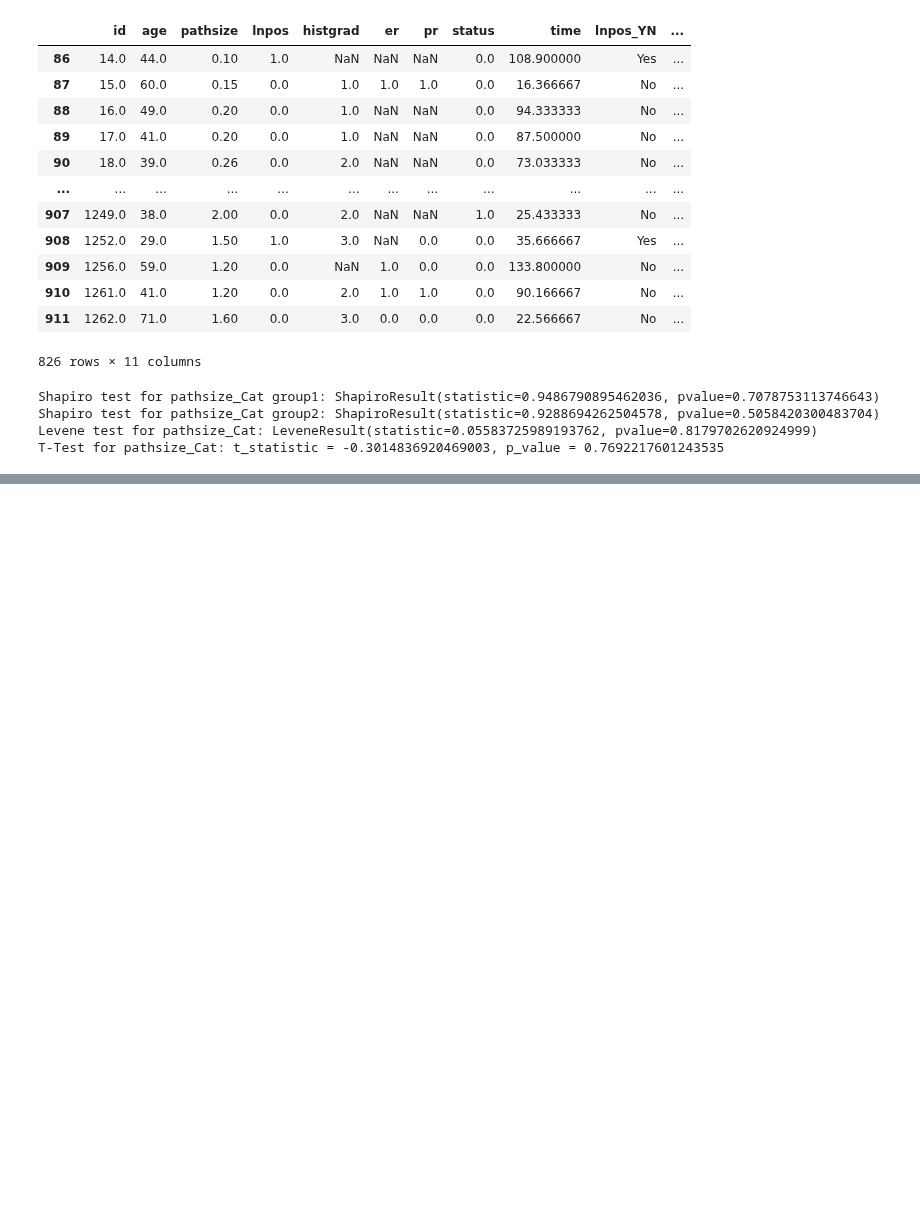
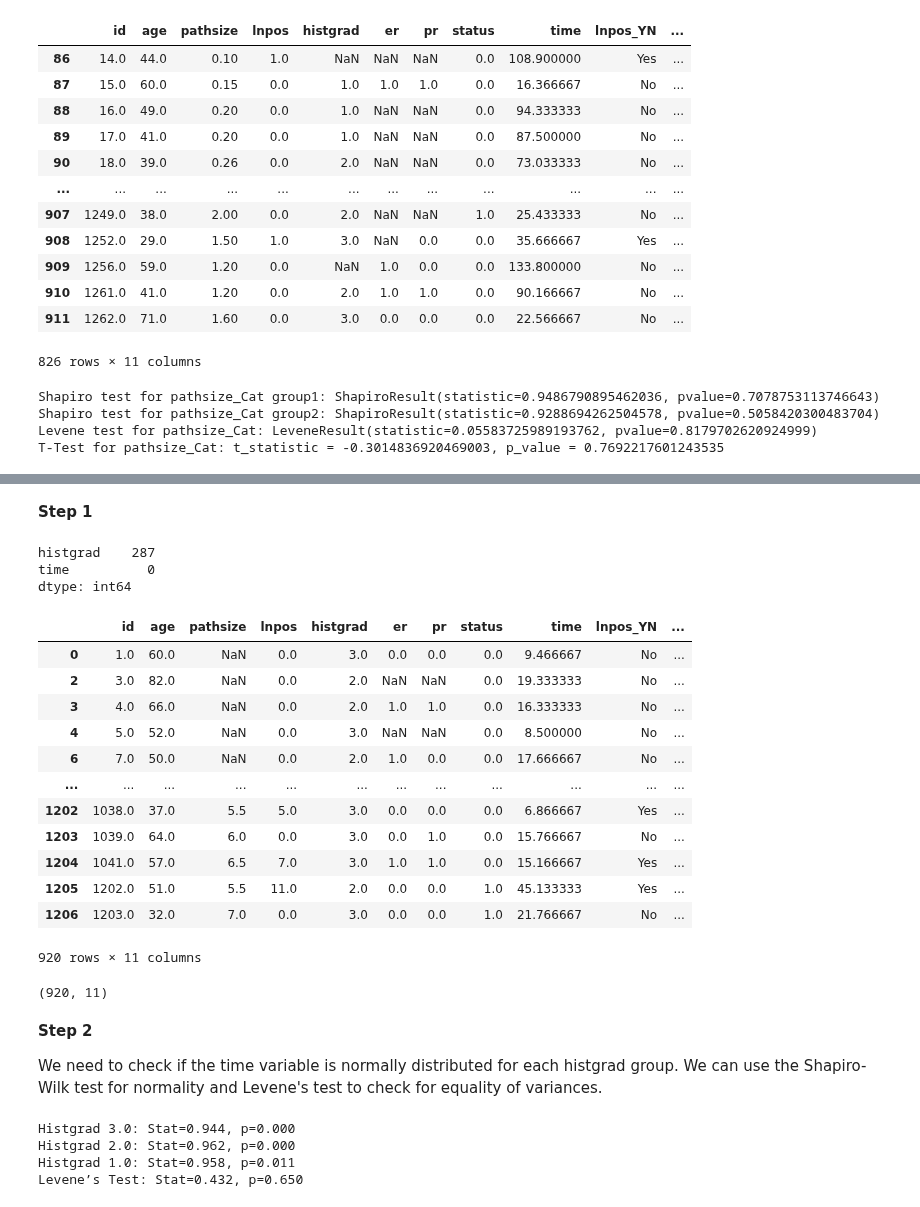
Before and after one commit to Sara9595/Kaggle, a Jupyter notebook: performing-statistical-tests-on-preprocessed-breast-cancer-dataset.ipynb, the cells around one changed output, grey strips where cells are left out. Cells and saved outputs as stored; diff of their text form; code cells hidden in the pictures; blank space fills up the shorter version.

```diff
--- a/performing-statistical-tests-on-preprocessed-breast-cancer-dataset.ipynb
+++ b/performing-statistical-tests-on-preprocessed-breast-cancer-dataset.ipynb
@@ -264,0 +284,34 @@ T-Test for pathsize_Cat: t_statistic = -0.3014836920469003, p_value = 0.76922176
+# %% [markdown]
+**Step 1**
+# %%
+missing_data = df[['histgrad', 'time']].isnull().sum()
+missing_data
+# %% [output]
+histgrad    287
+time          0
+dtype: int64
+# %%
+cleaned_data = df.dropna(subset=['histgrad'])
+cleaned_data
+# %% [output]
+|  | id | age | pathsize | lnpos | histgrad | er | pr | status | time | lnpos_YN | ... |
+| 0 | 1.0 | 60.0 | NaN | 0.0 | 3.0 | 0.0 | 0.0 | 0.0 | 9.466667 | No | ... |
+| 2 | 3.0 | 82.0 | NaN | 0.0 | 2.0 | NaN | NaN | 0.0 | 19.333333 | No | ... |
+| 3 | 4.0 | 66.0 | NaN | 0.0 | 2.0 | 1.0 | 1.0 | 0.0 | 16.333333 | No | ... |
+| 4 | 5.0 | 52.0 | NaN | 0.0 | 3.0 | NaN | NaN | 0.0 | 8.500000 | No | ... |
+| 6 | 7.0 | 50.0 | NaN | 0.0 | 2.0 | 1.0 | 0.0 | 0.0 | 17.666667 | No | ... |
+| ... | ... | ... | ... | ... | ... | ... | ... | ... | ... | ... | ... |
+| 1202 | 1038.0 | 37.0 | 5.5 | 5.0 | 3.0 | 0.0 | 0.0 | 0.0 | 6.866667 | Yes | ... |
+| 1203 | 1039.0 | 64.0 | 6.0 | 0.0 | 3.0 | 0.0 | 1.0 | 0.0 | 15.766667 | No | ... |
+| 1204 | 1041.0 | 57.0 | 6.5 | 7.0 | 3.0 | 1.0 | 1.0 | 0.0 | 15.166667 | Yes | ... |
+| 1205 | 1202.0 | 51.0 | 5.5 | 11.0 | 2.0 | 0.0 | 0.0 | 1.0 | 45.133333 | Yes | ... |
+| 1206 | 1203.0 | 32.0 | 7.0 | 0.0 | 3.0 | 0.0 | 0.0 | 1.0 | 21.766667 | No | ... |
+920 rows × 11 columns
+# %%
+cleaned_data.shape
+# %% [output]
+(920, 11)
+# %% [markdown]
+**Step 2**
+
+We need to check if the time variable is normally distributed for each histgrad group. We can use the Shapiro-Wilk test for normality and Levene's test to check for equality of variances.
@@ -264,0 +320,18 @@ T-Test for pathsize_Cat: t_statistic = -0.3014836920469003, p_value = 0.76922176
+# %%
+# Check for normality using Shapiro-Wilk test
+for i in cleaned_data['histgrad'].unique():
+    stat, p = shapiro(cleaned_data[cleaned_data['histgrad'] == i]['time'])
+    print(f'Histgrad {i}: Stat={stat:.3f}, p={p:.3f}')
+
+# Check for homogeneity of variances using Levene's test
+stat, p = levene(
+   cleaned_data[cleaned_data['histgrad'] == 1.0]['time'],
+    cleaned_data[cleaned_data['histgrad'] == 2.0]['time'],
+    cleaned_data[cleaned_data['histgrad'] == 3.0]['time']
+)
+print(f'Levene’s Test: Stat={stat:.3f}, p={p:.3f}')
+# %% [output]
+Histgrad 3.0: Stat=0.944, p=0.000
+Histgrad 2.0: Stat=0.962, p=0.000
+Histgrad 1.0: Stat=0.958, p=0.011
+Levene’s Test: Stat=0.432, p=0.650
```
Also changed, not shown: parts of 14 cells of this notebook.
